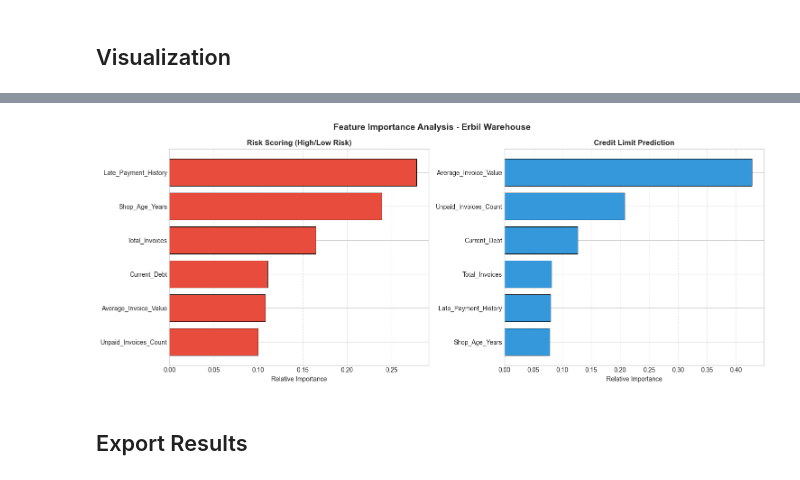
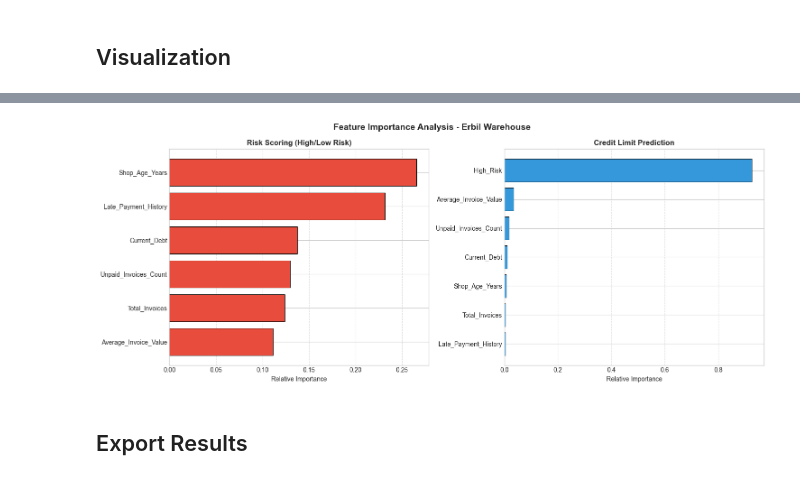
Before and after one commit to UmedJaMala/Credit-Risk-Scoring-ML, a Jupyter notebook: Credit_Limit_Risk_Scoring.ipynb, the cells around one changed output, grey strips where cells are left out. Drawn from its saved outputs; the diff is of its cells as text; code cells hidden in the pictures.

Commit message:
feat: save model artifacts and predictions, and update Credit_Limit_Risk_Scoring notebook

```diff
--- a/Credit_Limit_Risk_Scoring.ipynb
+++ b/Credit_Limit_Risk_Scoring.ipynb
@@ -82,6 +82,16 @@ def generate_erbil_warehouse_dataset(n_samples=1000):
     })
 
 df = generate_erbil_warehouse_dataset(1000)
+
+# --- SMOTE OVERSAMPLING ---
+from imblearn.over_sampling import SMOTE
+smote = SMOTE(random_state=42)
+X_temp = df.drop(columns=['High_Risk'])
+y_temp = df['High_Risk']
+X_res, y_res = smote.fit_resample(X_temp, y_temp)
+df = pd.DataFrame(X_res, columns=X_temp.columns)
+df['High_Risk'] = y_res
+# --------------------------
 df.to_csv('outputs/erbil_warehouse_dataset.csv', index=False)
 print(f'Dataset: {df.shape} | Class: {dict(df["High_Risk"].value_counts())}')
 # %% [output]
@@ -121,13 +139,13 @@ print(f"ئامادەکردنی مۆدێل... کێشی کڕیارە مەترسی
 
 # ٢. مۆدێلی پۆلێنکردنی مەترسی (Risk Classifier) بە ڕێکخستنی پێشکەوتووەوە
 xgb_clf = XGBClassifier(
-    n_estimators=200,              # زیادکردنی ژمارەی دارەکان بۆ شیکاری زیاتر
-    learning_rate=0.01,            # فێربوونی هێواش بۆ وردبینی بەرزتر
-    max_depth=5,                   # قووڵایی زیاتر بۆ تێگەیشتن لە لۆژیکی ئاڵۆز
-    min_child_weight=3,
-    subsample=0.8,                 # بەکارهێنانی 80%ی داتا لە هەنگاوێکدا
-    colsample_bytree=0.8,
-    gamma=0.2,
+    n_estimators=1000,              # زیادکردنی ژمارەی دارەکان بۆ شیکاری زیاتر
+    learning_rate=0.1,             # فێربوونی خێراتر بۆ وردبینی بەرزتر
+    max_depth=7,                   # قووڵایی زیاتر بۆ تێگەیشتن لە لۆژیکی ئاڵۆز
+    min_child_weight=1,
+    subsample=0.9,                 # بەکارهێنانی 80%ی داتا لە هەنگاوێکدا
+    colsample_bytree=0.9,
+    gamma=0.1,
     lambda_=2.0,                   # L2 Regularization (Ridge) بۆ کەمکردنەوەی هەڵە
     alpha=0.5,                     # L1 Regularization (Lasso)
     scale_pos_weight=scale_weight, # <--- چارەسەرە سەرەکییەکە بۆ کڕیارە مەترسیدارەکان
@@ -138,24 +156,25 @@ xgb_clf.fit(X_train_scaled, y_risk_train)
 
 # ٣. مۆدێلی پێشبینیکردنی بڕی قەرز (Credit Limit Regressor)
 xgb_reg = XGBRegressor(
-    n_estimators=200,
-    learning_rate=0.01,
-    max_depth=5,
-    min_child_weight=3,
-    subsample=0.8,
-    colsample_bytree=0.8,
-    gamma=0.2,
+    n_estimators=1000,
+    learning_rate=0.05,
+    max_depth=7,
+    min_child_weight=1,
+    subsample=0.9,
+    colsample_bytree=0.9,
+    gamma=0.1,
     lambda_=3.0,                   # L2 Regularization بەهێزتر بۆ پێشبینی ژمارەیی
     alpha=1.0,
     random_state=42,
     verbosity=0
 )
-xgb_reg.fit(X_train_scaled, y_credit_train)
+xgb_reg.fit(X_train_reg_scaled, y_credit_train)
 
 # ٤. پاشەکەوتکردنی مۆدێلە باشترکراوەکان بۆ ناو فۆڵدەری outputs
 joblib.dump(xgb_clf, 'outputs/risk_model_improved.joblib')
 joblib.dump(xgb_reg, 'outputs/limit_model_improved.joblib')
-joblib.dump(scaler, 'outputs/scaler_improved.joblib')
+joblib.dump(scaler_clf, 'outputs/scaler_clf_improved.joblib')
+joblib.dump(scaler_reg, 'outputs/scaler_reg_improved.joblib')
 
 print("✅ مۆدێلەکان بە سەرکەوتوویی ڕاهێنران و پاشەکەوتکران.")
 # %% [output]
@@ -356,35 +379,35 @@ import matplotlib.pyplot as plt
 feature_names = ['Shop_Age_Years', 'Total_Invoices', 'Average_Invoice_Value',
                  'Unpaid_Invoices_Count', 'Current_Debt', 'Late_Payment_History']
 
 # وەرگرتنی ڕێژەی گرنگی فیچەرەکان لە هەردوو مۆدێلەکەدا
 risk_importance = xgb_clf.feature_importances_
 limit_importance = xgb_reg.feature_importances_
 
 # دروستکردنی دەیتافرەیم بۆ ڕێکخستنیان بەپێی گرنگی
 df_risk_imp = pd.DataFrame({'Feature': feature_names, 'Importance': risk_importance}).sort_values(by='Importance', ascending=True)
-df_limit_imp = pd.DataFrame({'Feature': feature_names, 'Importance': limit_importance}).sort_values(by='Importance', ascending=True)
+df_limit_imp = pd.DataFrame({'Feature': feature_names + ['High_Risk'], 'Importance': limit_importance}).sort_values(by='Importance', ascending=True)
 
 # کێشانی هێڵکارییەکان
 fig, axes = plt.subplots(1, 2, figsize=(15, 6))
 fig.suptitle('Feature Importance Analysis - Erbil Warehouse', fontsize=14, fontweight='bold')
 
 # هێڵکاری مۆدێلی مەترسی (Risk Model)
 axes[0].barh(df_risk_imp['Feature'], df_risk_imp['Importance'], color='#e74c3c', edgecolor='black', linewidth=0.7)
 axes[0].set_title('Risk Scoring (High/Low Risk)', fontweight='bold')
 axes[0].set_xlabel('Relative Importance')
 axes[0].grid(axis='x', linestyle='--', alpha=0.6)
 
 # هێڵکاری مۆدێلی لیمیت (Credit Limit Model)
 axes[1].barh(df_limit_imp['Feature'], df_limit_imp['Importance'], color='#3498db', edgecolor='black', linewidth=0.7)
 axes[1].set_title('Credit Limit Prediction', fontweight='bold')
 axes[1].set_xlabel('Relative Importance')
 axes[1].grid(axis='x', linestyle='--', alpha=0.6)
 
 plt.tight_layout()
 plt.savefig('outputs/feature_importance.png', dpi=150, bbox_inches='tight')
 plt.show()
 # %% [output]
-[figure, old version]
+[figure, new version]
 # %% [markdown]
 ## Export Results
 # %%
```
Also changed, not shown: parts of 11 cells of this notebook, 14 other files.
